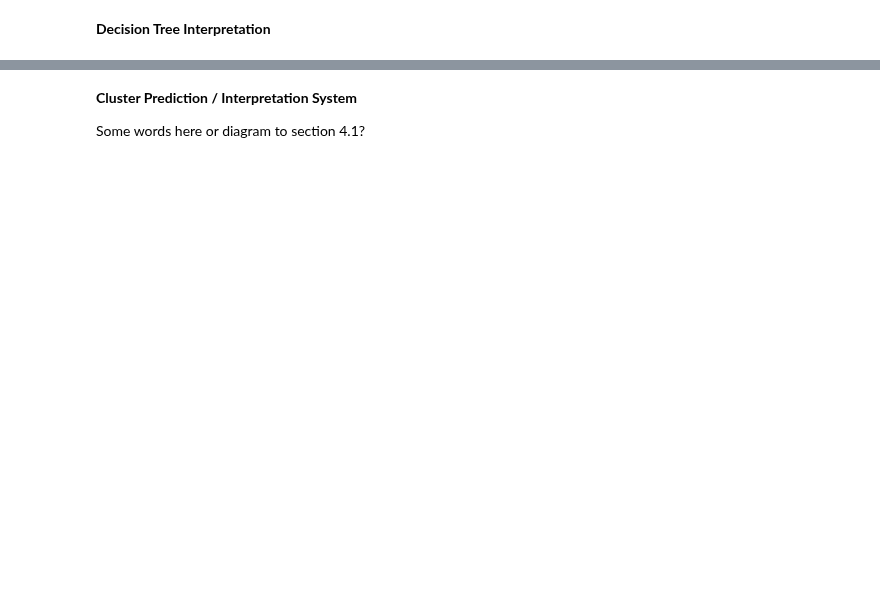
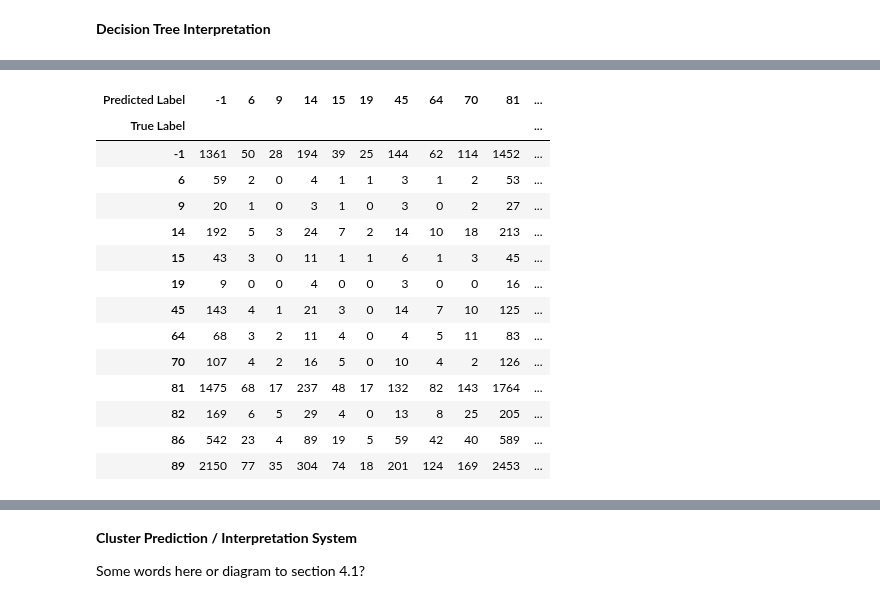
Before and after one commit to sjmiller8182/home-credit-default-risk, a Jupyter notebook: notebooks/Lab3_CRISP-DM.ipynb, the cells around one changed output, grey strips where cells are left out. Cells and saved outputs as stored; diff of their text form; code cells hidden in the pictures; blank space fills up the shorter version.

```diff
--- a/notebooks/Lab3_CRISP-DM.ipynb
+++ b/notebooks/Lab3_CRISP-DM.ipynb
@@ -1107 +1132,29 @@ dtc.fit(data_untransformed_sampled[top_50_features].iloc[ : , : ],
+# %%
+number_of_instances = data_untransformed_sampled.shape[0]
+
+dtc = DecisionTreeClassifier(random_state=42)
+
+dtc.fit(data_untransformed_sampled[import_features[:50]].iloc[ : , : ],
+        sampled['labels'][ : ])
+
+preds = dtc.predict(data_untransformed_sampled[import_features[:50]].iloc[ : , : ])
+
+pd.crosstab(pd.Series(sampled['labels'].values[50000 : ], name = 'True Label'),
+            pd.Series(preds, name = 'Predicted Label'))
+# %% [output]
+| Predicted Label | -1 | 6 | 9 | 14 | 15 | 19 | 45 | 64 | 70 | 81 | ... |
+| True Label |  |  |  |  |  |  |  |  |  |  | ... |
+| -1 | 1361 | 50 | 28 | 194 | 39 | 25 | 144 | 62 | 114 | 1452 | ... |
+| 6 | 59 | 2 | 0 | 4 | 1 | 1 | 3 | 1 | 2 | 53 | ... |
+| 9 | 20 | 1 | 0 | 3 | 1 | 0 | 3 | 0 | 2 | 27 | ... |
+| 14 | 192 | 5 | 3 | 24 | 7 | 2 | 14 | 10 | 18 | 213 | ... |
+| 15 | 43 | 3 | 0 | 11 | 1 | 1 | 6 | 1 | 3 | 45 | ... |
+| 19 | 9 | 0 | 0 | 4 | 0 | 0 | 3 | 0 | 0 | 16 | ... |
+| 45 | 143 | 4 | 1 | 21 | 3 | 0 | 14 | 7 | 10 | 125 | ... |
+| 64 | 68 | 3 | 2 | 11 | 4 | 0 | 4 | 5 | 11 | 83 | ... |
+| 70 | 107 | 4 | 2 | 16 | 5 | 0 | 10 | 4 | 2 | 126 | ... |
+| 81 | 1475 | 68 | 17 | 237 | 48 | 17 | 132 | 82 | 143 | 1764 | ... |
+| 82 | 169 | 6 | 5 | 29 | 4 | 0 | 13 | 8 | 25 | 205 | ... |
+| 86 | 542 | 23 | 4 | 89 | 19 | 5 | 59 | 42 | 40 | 589 | ... |
+| 89 | 2150 | 77 | 35 | 304 | 74 | 18 | 201 | 124 | 169 | 2453 | ... |
 # %%
```
Also changed, not shown: parts of 10 cells of this notebook.
